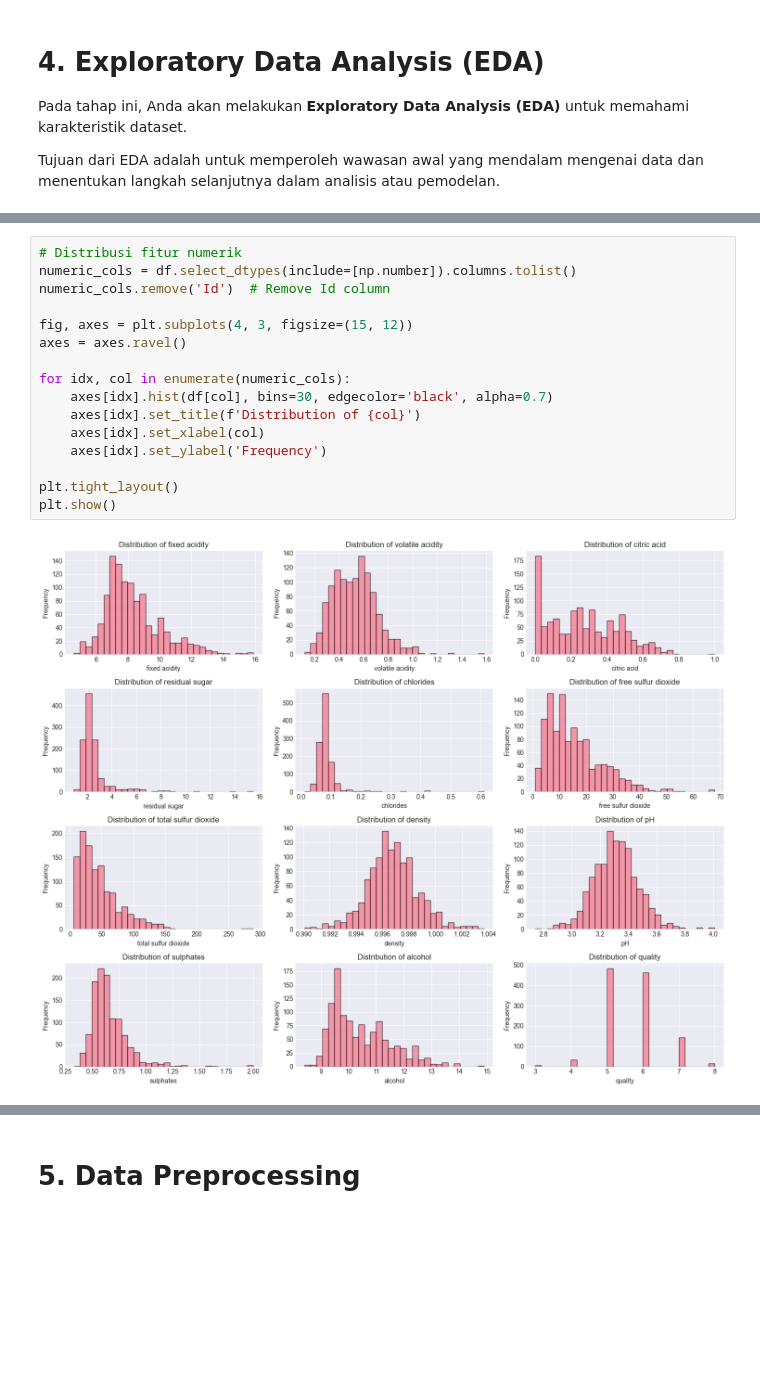
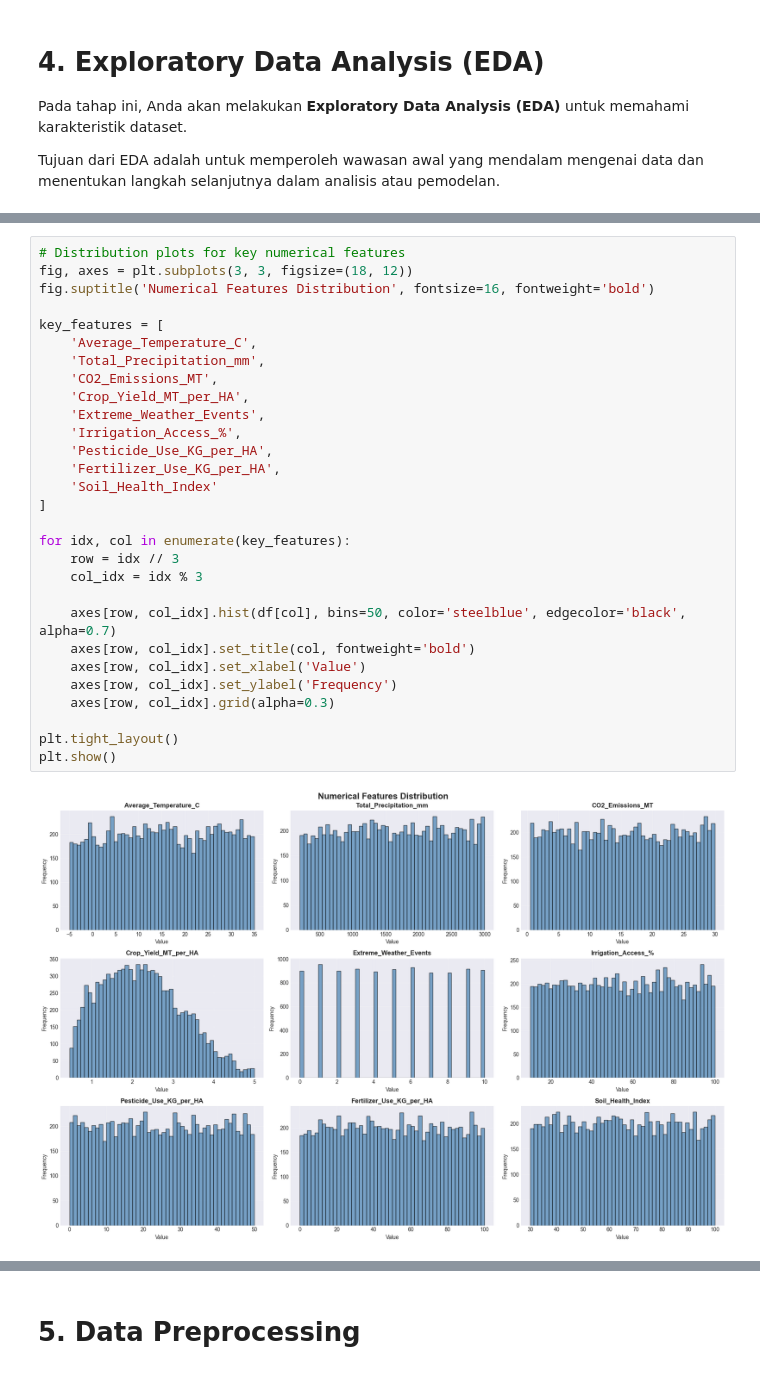
Before and after one commit to zidanmubarak/Eksperimen_SML_Zidan-Mubarak, a Jupyter notebook: preprocessing/Eksperimen_Zidan-Mubarak.ipynb, the cells around one changed output, grey strips where cells are left out. Saved outputs shown, nothing was run; the diff lists cells and outputs as text; blank space fills up the shorter version.

```diff
--- a/preprocessing/Eksperimen_Zidan-Mubarak.ipynb
+++ b/preprocessing/Eksperimen_Zidan-Mubarak.ipynb
@@ -222,18 +337,31 @@ Name: count, dtype: int64
-# %%
-# Distribusi fitur numerik
-numeric_cols = df.select_dtypes(include=[np.number]).columns.tolist()
-numeric_cols.remove('Id')  # Remove Id column
-
-fig, axes = plt.subplots(4, 3, figsize=(15, 12))
-axes = axes.ravel()
-
-for idx, col in enumerate(numeric_cols):
-    axes[idx].hist(df[col], bins=30, edgecolor='black', alpha=0.7)
-    axes[idx].set_title(f'Distribution of {col}')
-    axes[idx].set_xlabel(col)
-    axes[idx].set_ylabel('Frequency')
-
-plt.tight_layout()
-plt.show()
-# %% [output]
-[figure, removed]
+# %%
+# Distribution plots for key numerical features
+fig, axes = plt.subplots(3, 3, figsize=(18, 12))
+fig.suptitle('Numerical Features Distribution', fontsize=16, fontweight='bold')
+
+key_features = [
+    'Average_Temperature_C',
+    'Total_Precipitation_mm',
+    'CO2_Emissions_MT',
+    'Crop_Yield_MT_per_HA',
+    'Extreme_Weather_Events',
+    'Irrigation_Access_%',
+    'Pesticide_Use_KG_per_HA',
+    'Fertilizer_Use_KG_per_HA',
+    'Soil_Health_Index'
+]
+
+for idx, col in enumerate(key_features):
+    row = idx // 3
+    col_idx = idx % 3
+
+    axes[row, col_idx].hist(df[col], bins=50, color='steelblue', edgecolor='black', alpha=0.7)
+    axes[row, col_idx].set_title(col, fontweight='bold')
+    axes[row, col_idx].set_xlabel('Value')
+    axes[row, col_idx].set_ylabel('Frequency')
+    axes[row, col_idx].grid(alpha=0.3)
+
+plt.tight_layout()
+plt.show()
+# %% [output]
+[figure, added]
```
Also changed, not shown: parts of 51 cells of this notebook, 8 other files.
